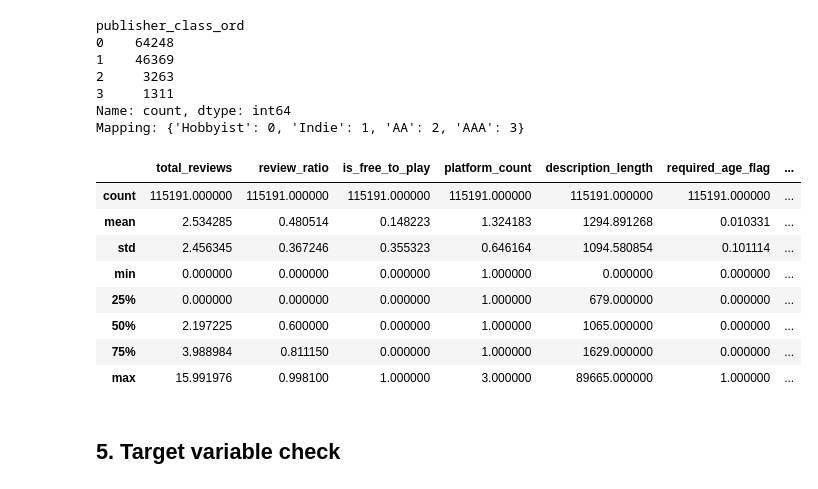
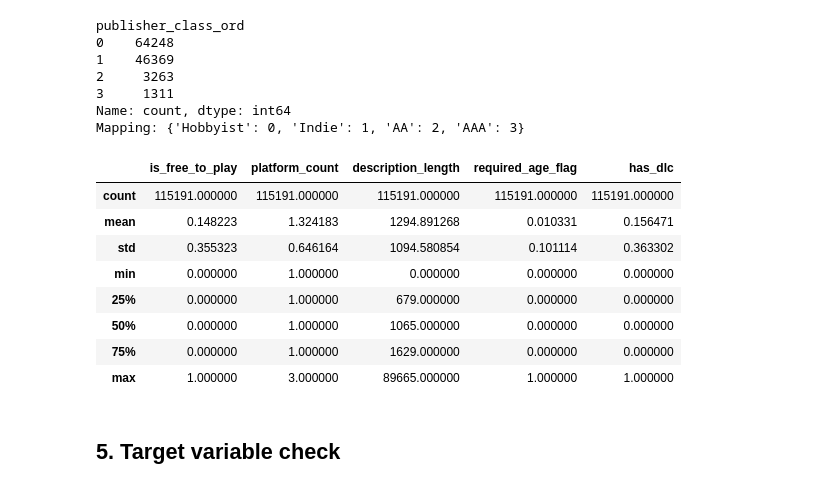
Before and after one commit to Arjian-Ma/CIS5450-FINAL-PROJECT, a Jupyter notebook: notebooks/02_preprocessing.ipynb, the cells around one changed output. Drawn from its saved outputs; the diff is of its cells as text; code cells hidden in the pictures.

```diff
--- a/notebooks/02_preprocessing.ipynb
+++ b/notebooks/02_preprocessing.ipynb
@@ -60,6 +60,6 @@ Raw shape: (115289, 47)
 
 This calls all steps in order.  Set `verbose=True` to see each step logged.
 # %%
-df = run_preprocessing_pipeline(df_raw, post_release=True, verbose=True)
+df = run_preprocessing_pipeline(df_raw, post_release=False, verbose=True)
 print(f"\nProcessed shape: {df.shape}")
 # %% [output]
@@ -226,19 +246,19 @@ Name: count, dtype: int64
 Mapping: {'Hobbyist': 0, 'Indie': 1, 'AA': 2, 'AAA': 3}
 # %%
 # 4g. Derived features
-derived = ["total_reviews", "review_ratio", "is_free_to_play",
+derived = [ "is_free_to_play",
            "platform_count", "description_length", "required_age_flag", "has_dlc"]
 df[derived].describe()
 # %% [output]
-|  | total_reviews | review_ratio | is_free_to_play | platform_count | description_length | required_age_flag | ... |
-| count | 115191.000000 | 115191.000000 | 115191.000000 | 115191.000000 | 115191.000000 | 115191.000000 | ... |
-| mean | 2.534285 | 0.480514 | 0.148223 | 1.324183 | 1294.891268 | 0.010331 | ... |
-| std | 2.456345 | 0.367246 | 0.355323 | 0.646164 | 1094.580854 | 0.101114 | ... |
-| min | 0.000000 | 0.000000 | 0.000000 | 1.000000 | 0.000000 | 0.000000 | ... |
-| 25% | 0.000000 | 0.000000 | 0.000000 | 1.000000 | 679.000000 | 0.000000 | ... |
-| 50% | 2.197225 | 0.600000 | 0.000000 | 1.000000 | 1065.000000 | 0.000000 | ... |
-| 75% | 3.988984 | 0.811150 | 0.000000 | 1.000000 | 1629.000000 | 0.000000 | ... |
-| max | 15.991976 | 0.998100 | 1.000000 | 3.000000 | 89665.000000 | 1.000000 | ... |
+|  | is_free_to_play | platform_count | description_length | required_age_flag | has_dlc |
+| count | 115191.000000 | 115191.000000 | 115191.000000 | 115191.000000 | 115191.000000 |
+| mean | 0.148223 | 1.324183 | 1294.891268 | 0.010331 | 0.156471 |
+| std | 0.355323 | 0.646164 | 1094.580854 | 0.101114 | 0.363302 |
+| min | 0.000000 | 1.000000 | 0.000000 | 0.000000 | 0.000000 |
+| 25% | 0.000000 | 1.000000 | 679.000000 | 0.000000 | 0.000000 |
+| 50% | 0.000000 | 1.000000 | 1065.000000 | 0.000000 | 0.000000 |
+| 75% | 0.000000 | 1.000000 | 1629.000000 | 0.000000 | 0.000000 |
+| max | 1.000000 | 3.000000 | 89665.000000 | 1.000000 | 1.000000 |
 # %% [markdown]
 ## 5. Target variable check
 # %%
```
Also changed, not shown: parts of 6 cells of this notebook, 4 other files.
